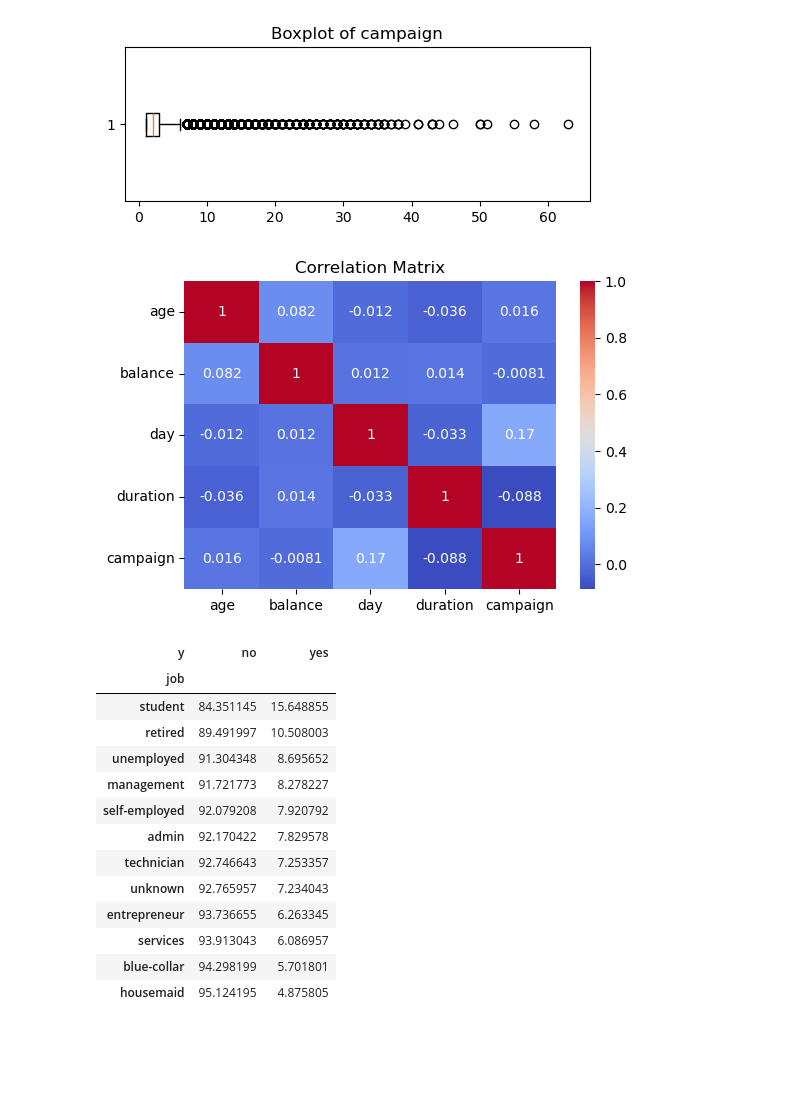
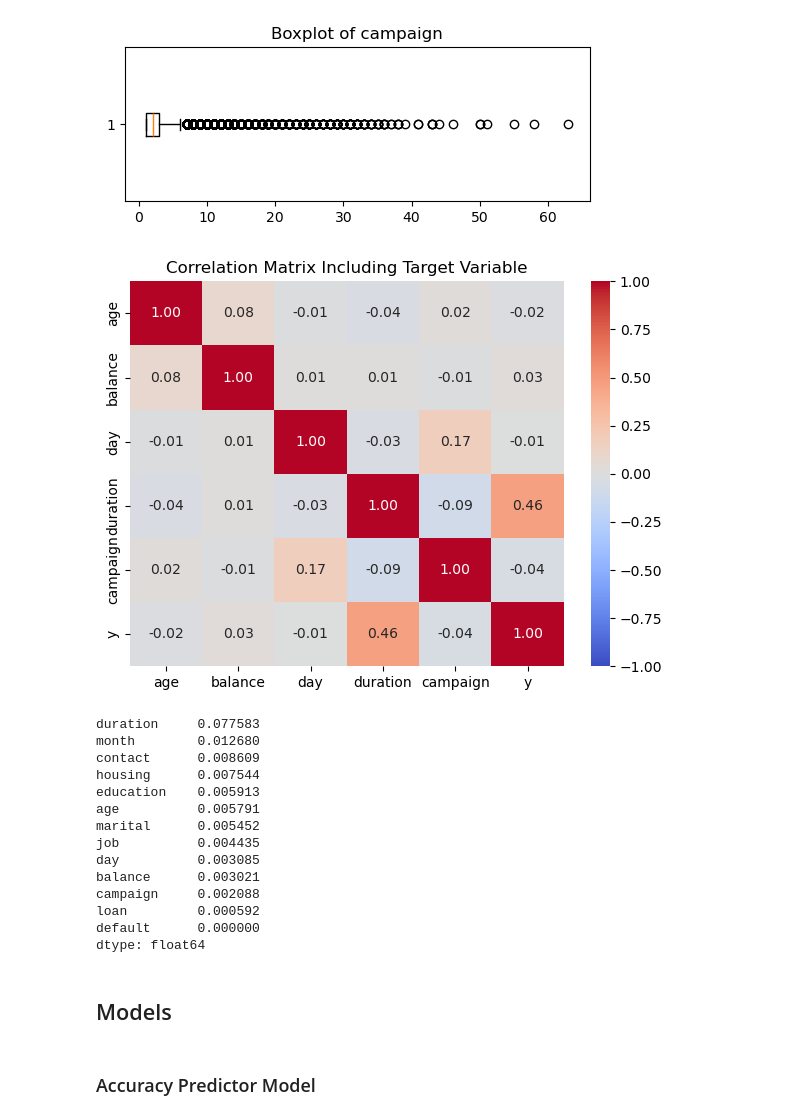
Before and after one commit to DillonR03/Multi-Layer-ML-Customer-Targeting-System-For-Term-Deposits, a Jupyter notebook: projectnotebook.ipynb, the cells around one changed output. Saved outputs shown, nothing was run; the diff lists cells and outputs as text; code cells hidden in the pictures; blank space fills up the shorter version.

```diff
--- a/projectnotebook.ipynb
+++ b/projectnotebook.ipynb
@@ -192,27 +198,58 @@ for col in numeric_cols:
 [figure]
 [figure]
 # %%
-plt.figure(figsize=(6,4))
-sns.heatmap(df[numeric_cols].corr(), annot=True, cmap="coolwarm")
-plt.title("Correlation Matrix")
+corr_df = df.copy()
+corr_df["y"] = corr_df["y"].map({"no": 0, "yes": 1})
+corr_cols = numeric_cols.tolist() + ["y"]
+
+# Plot correlation matrix
+plt.figure(figsize=(7,5))
+sns.heatmap(
+    corr_df[corr_cols].corr(),
+    annot=True,
+    cmap="coolwarm",
+    fmt=".2f",
+    vmin=-1,
+    vmax=1
+)
+plt.title("Correlation Matrix Including Target Variable")
 plt.show()
 # %% [output]
-[figure, old version]
+[figure, new version]
 # %%
-bias_check = pd.crosstab(df["job"], df["y"], normalize="index") * 100
-bias_check.sort_values("yes", ascending=False)
+df_encoded = df.copy()
+
+for col in df_encoded.select_dtypes(include="object").columns:
+    le = LabelEncoder()
+    df_encoded[col] = le.fit_transform(df_encoded[col])
+
+X = df_encoded.drop("y", axis=1)
+y = df_encoded["y"]
+
+mi = mutual_info_classif(X, y, random_state=42)
+
+importance = (
+    pd.Series(mi, index=X.columns)
+    .sort_values(ascending=False)
+)
+
+print(importance)
 # %% [output]
-| y | no | yes |
-| job |  |  |
-| student | 84.351145 | 15.648855 |
-| retired | 89.491997 | 10.508003 |
-| unemployed | 91.304348 | 8.695652 |
-| management | 91.721773 | 8.278227 |
-| self-employed | 92.079208 | 7.920792 |
-| admin | 92.170422 | 7.829578 |
-| technician | 92.746643 | 7.253357 |
-| unknown | 92.765957 | 7.234043 |
-| entrepreneur | 93.736655 | 6.263345 |
-| services | 93.913043 | 6.086957 |
-| blue-collar | 94.298199 | 5.701801 |
-| housemaid | 95.124195 | 4.875805 |
+duration     0.077583
+month        0.012680
+contact      0.008609
+housing      0.007544
+education    0.005913
+age          0.005791
+marital      0.005452
+job          0.004435
+day          0.003085
+balance      0.003021
+campaign     0.002088
+loan         0.000592
+default      0.000000
+dtype: float64
+# %% [markdown]
+## Models
+# %% [markdown]
+### Accuracy Predictor Model
```
Also changed, not shown: parts of 4 cells of this notebook.
